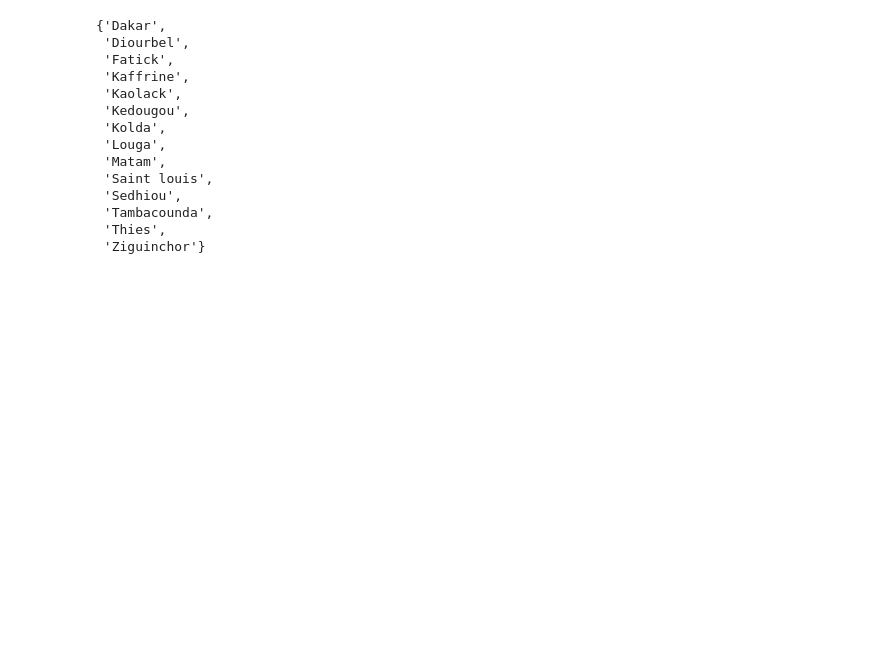
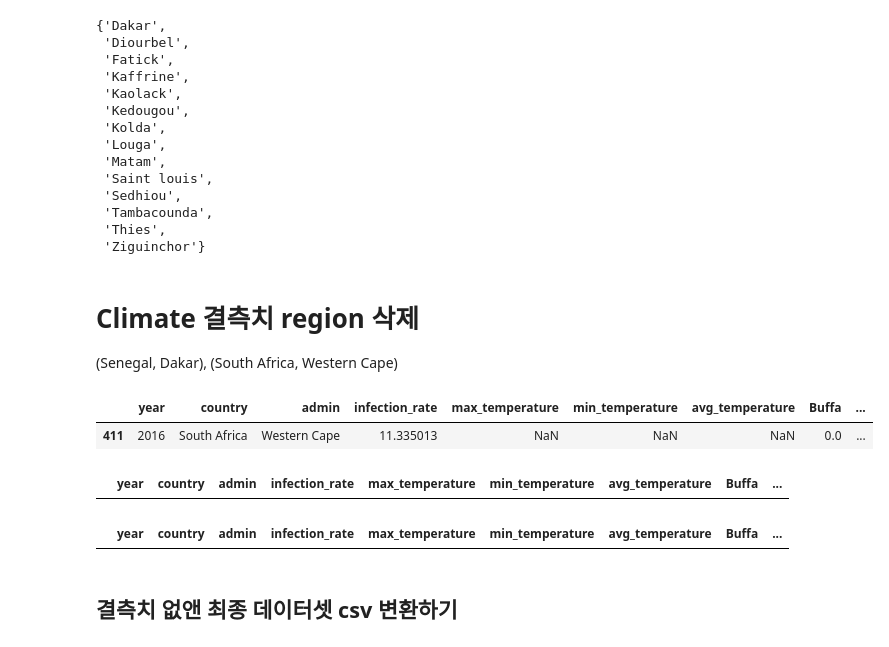
Before and after one commit to sseongyunn/africa-hiv-prediction-ml, a Jupyter notebook: src/data/merged_data/data_analysis.ipynb, the cells around one changed output. Cells and saved outputs as stored; diff of their text form; code cells hidden in the pictures; blank space fills up the shorter version.

```diff
--- a/src/data/merged_data/data_analysis.ipynb
+++ b/src/data/merged_data/data_analysis.ipynb
@@ -357,3 +365,25 @@ set(base_df[base_df['country']=='Senegal']['admin'])
  'Tambacounda',
  'Thies',
  'Ziguinchor'}
+# %% [markdown]
+# **Climate 결측치 region 삭제**
+
+(Senegal,  Dakar), (South Africa, Western Cape)
+# %%
+region_deletion_1 = (time_result['country']=='Senegal') & (time_result['admin']== 'Dakar')
+region_deletion_2 = (time_result['country']=='South Africa') & (time_result['admin']== 'Western Cape')
+#time_result[region_deletion_1]
+time_result[region_deletion_2]
+# %% [output]
+|  | year | country | admin | infection_rate | max_temperature | min_temperature | avg_temperature | Buffa | ... |
+| 411 | 2016 | South Africa | Western Cape | 11.335013 | NaN | NaN | NaN | 0.0 | ... |
+# %%
+region_result_1 = time_result[~region_deletion_1]
+region_result_1[region_deletion_1]
+# %% [output]
+|  | year | country | admin | infection_rate | max_temperature | min_temperature | avg_temperature | Buffa | ... |
+# %%
+region_result_2 = region_result_1[~region_deletion_2]
+region_result_2[region_deletion_2]
+# %% [output]
+|  | year | country | admin | infection_rate | max_temperature | min_temperature | avg_temperature | Buffa | ... |
@@ -359,0 +392,2 @@ set(base_df[base_df['country']=='Senegal']['admin'])
+# %% [markdown]
+## **결측치 없앤 최종 데이터셋 csv 변환하기**
```
Also changed, not shown: parts of 6 cells of this notebook, 1 other file.
